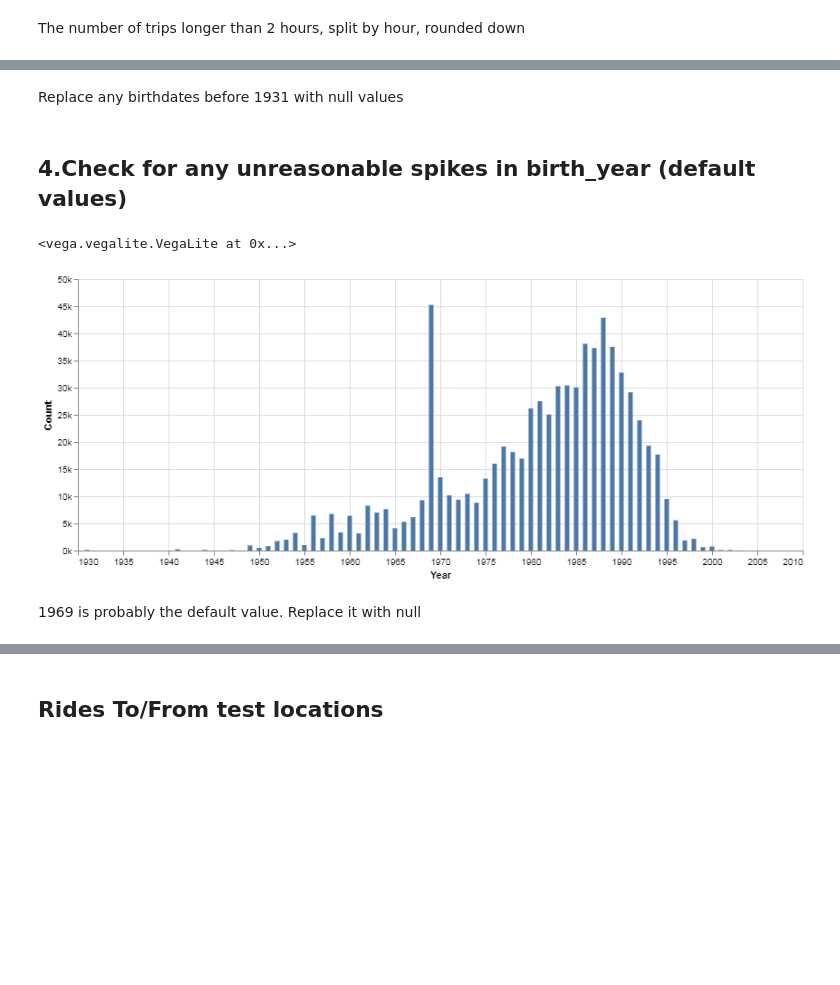
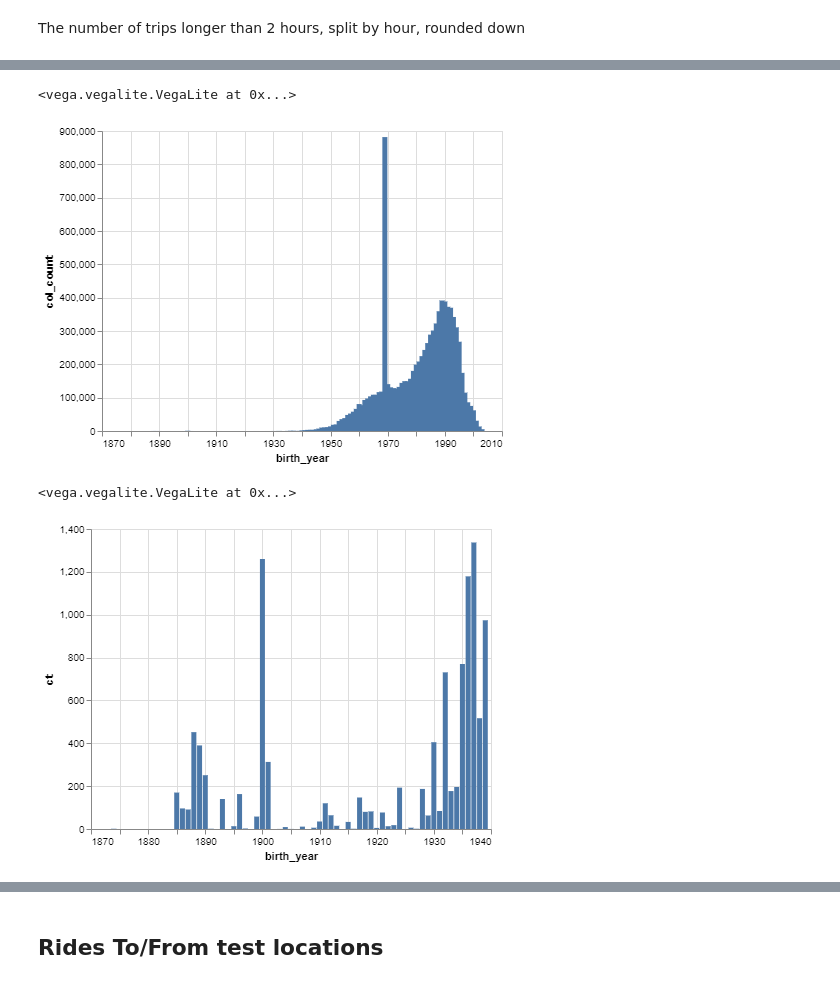
Before and after one commit to MichoelSnow/pydata_nyc_2019, a Jupyter notebook: notebooks/citibike.ipynb, the cells around one changed output, grey strips where cells are left out. Saved outputs shown, nothing was run; the diff lists cells and outputs as text; code cells hidden in the pictures; blank space fills up the shorter version.

Commit message:
updatedage check

```diff
--- a/notebooks/citibike.ipynb
+++ b/notebooks/citibike.ipynb
@@ -260,25 +201,23 @@ Name: birth_year, dtype: int64
-# %% [markdown]
-Replace any birthdates before 1931 with null values
-# %%
-df_cb.loc[df_cb.birth_year<1931, "birth_year"] = np.NAN
-# %% [markdown]
-## 4.Check for any unreasonable spikes in birth_year (default values)
 # %%
 df_tmp = (
     df_cb[["birth_year", "tripduration"]]
-    .groupby("birth_year", as_index=False, sort=False)
-    .count()
+    .groupby("birth_year", as_index=False, sort=False).count()
     .rename(columns={"tripduration": "col_count"})
 )
-
 alt.Chart(df_tmp).mark_bar().encode(
     x = alt.X("birth_year:Q", title="Year", axis=alt.Axis(format="c")),
     y = alt.Y("col_count", title="Count", axis=alt.Axis(format="s")),
     tooltip=[alt.Tooltip("col_count", title="Count", format="~s"),
             alt.Tooltip("birth_year", title="Birth Year")]
 ).properties(height=300, width=800).interactive()
 # %% [output]
 <vega.vegalite.VegaLite at 0x...>
-[figure, old version]
+[figure, new version]
-# %% [markdown]
-1969 is probably the default value.  Replace it with null
+# %%
+alt.Chart(df_tmp.loc[df_tmp.birth_year<1940]).mark_bar().encode(
+    x = alt.X("birth_year", axis=alt.Axis(format="f")),
+    y = alt.Y("ct")
+)
+# %% [output]
+<vega.vegalite.VegaLite at 0x...>
+[figure, added]
```
Also changed, not shown: parts of 8 cells of this notebook.
